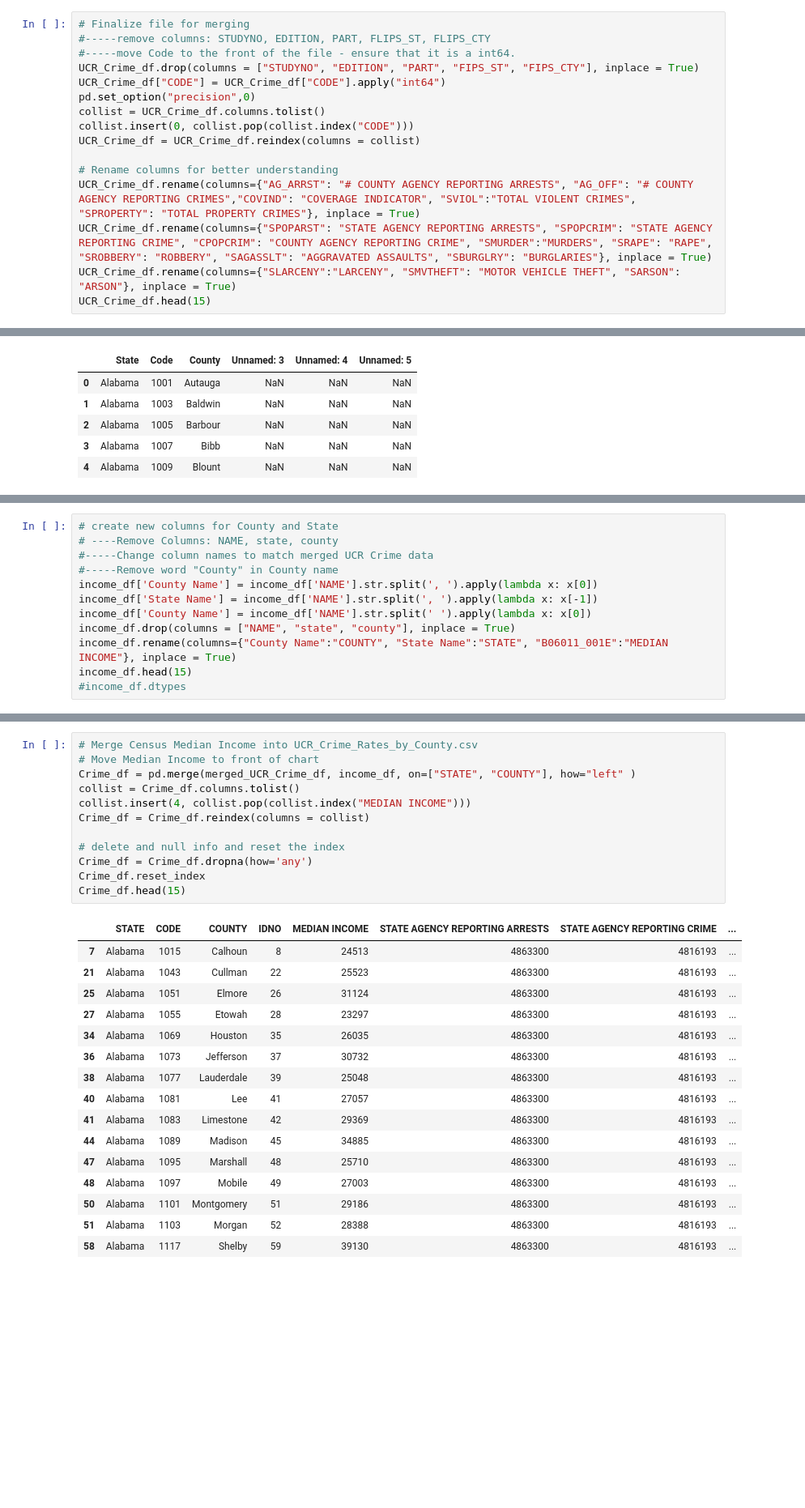
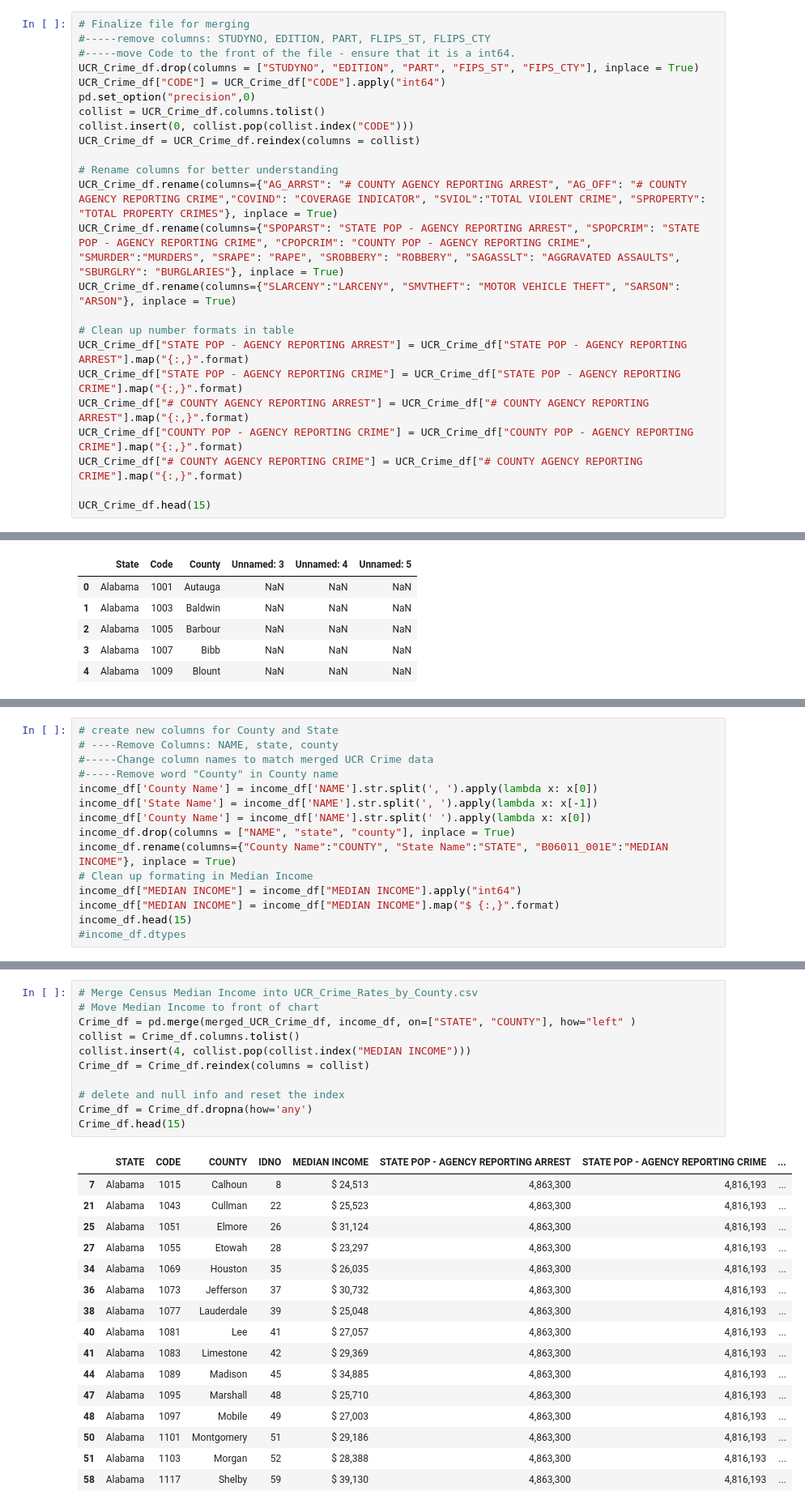
Before and after one commit to melindaeudy/Project_1, a Jupyter notebook: Project_1.ipynb, the cells around one changed output, grey strips where cells are left out. Shown at 81% size. Cells and saved outputs as stored; diff of their text form; blank space fills up the shorter version.

```diff
--- a/Project_1.ipynb
+++ b/Project_1.ipynb
@@ -74,8 +74,16 @@ collist.insert(0, collist.pop(collist.index("CODE")))
 UCR_Crime_df = UCR_Crime_df.reindex(columns = collist)
 
 # Rename columns for better understanding
-UCR_Crime_df.rename(columns={"AG_ARRST": "# COUNTY AGENCY REPORTING ARRESTS", "AG_OFF": "# COUNTY AGENCY REPORTING CRIMES","COVIND": "COVERAGE INDICATOR", "SVIOL":"TOTAL VIOLENT CRIMES", "SPROPERTY": "TOTAL PROPERTY CRIMES"}, inplace = True)
-UCR_Crime_df.rename(columns={"SPOPARST": "STATE AGENCY REPORTING ARRESTS", "SPOPCRIM": "STATE AGENCY REPORTING CRIME", "CPOPCRIM": "COUNTY AGENCY REPORTING CRIME", "SMURDER":"MURDERS", "SRAPE": "RAPE", "SROBBERY": "ROBBERY", "SAGASSLT": "AGGRAVATED ASSAULTS", "SBURGLRY": "BURGLARIES"}, inplace = True)
+UCR_Crime_df.rename(columns={"AG_ARRST": "# COUNTY AGENCY REPORTING ARREST", "AG_OFF": "# COUNTY AGENCY REPORTING CRIME","COVIND": "COVERAGE INDICATOR", "SVIOL":"TOTAL VIOLENT CRIME", "SPROPERTY": "TOTAL PROPERTY CRIMES"}, inplace = True)
+UCR_Crime_df.rename(columns={"SPOPARST": "STATE POP - AGENCY REPORTING ARREST", "SPOPCRIM": "STATE POP - AGENCY REPORTING CRIME", "CPOPCRIM": "COUNTY POP - AGENCY REPORTING CRIME", "SMURDER":"MURDERS", "SRAPE": "RAPE", "SROBBERY": "ROBBERY", "SAGASSLT": "AGGRAVATED ASSAULTS", "SBURGLRY": "BURGLARIES"}, inplace = True)
 UCR_Crime_df.rename(columns={"SLARCENY":"LARCENY", "SMVTHEFT": "MOTOR VEHICLE THEFT", "SARSON": "ARSON"}, inplace = True)
+
+# Clean up number formats in table
+UCR_Crime_df["STATE POP - AGENCY REPORTING ARREST"] = UCR_Crime_df["STATE POP - AGENCY REPORTING ARREST"].map("{:,}".format)
+UCR_Crime_df["STATE POP - AGENCY REPORTING CRIME"] = UCR_Crime_df["STATE POP - AGENCY REPORTING CRIME"].map("{:,}".format)
+UCR_Crime_df["# COUNTY AGENCY REPORTING ARREST"] = UCR_Crime_df["# COUNTY AGENCY REPORTING ARREST"].map("{:,}".format)
+UCR_Crime_df["COUNTY POP - AGENCY REPORTING CRIME"] = UCR_Crime_df["COUNTY POP - AGENCY REPORTING CRIME"].map("{:,}".format)
+UCR_Crime_df["# COUNTY AGENCY REPORTING CRIME"] = UCR_Crime_df["# COUNTY AGENCY REPORTING CRIME"].map("{:,}".format)
+
 UCR_Crime_df.head(15)
 # %% [output]
@@ -203,6 +212,9 @@ income_df['State Name'] = income_df['NAME'].str.split(', ').apply(lambda x: x[-1
 income_df['County Name'] = income_df['NAME'].str.split(' ').apply(lambda x: x[0])
 income_df.drop(columns = ["NAME", "state", "county"], inplace = True)
 income_df.rename(columns={"County Name":"COUNTY", "State Name":"STATE", "B06011_001E":"MEDIAN INCOME"}, inplace = True)
+# Clean up formating in Median Income
+income_df["MEDIAN INCOME"] = income_df["MEDIAN INCOME"].apply("int64")
+income_df["MEDIAN INCOME"] = income_df["MEDIAN INCOME"].map("$ {:,}".format)
 income_df.head(15)
 #income_df.dtypes
 # %% [output]
@@ -225,32 +237,31 @@ income_df.head(15)
 # %%
 # Merge Census Median Income into UCR_Crime_Rates_by_County.csv
 # Move Median Income to front of chart
 Crime_df = pd.merge(merged_UCR_Crime_df, income_df, on=["STATE", "COUNTY"], how="left" )
 collist = Crime_df.columns.tolist()
 collist.insert(4, collist.pop(collist.index("MEDIAN INCOME")))
 Crime_df = Crime_df.reindex(columns = collist)
 
 # delete and null info and reset the index
 Crime_df = Crime_df.dropna(how='any')
-Crime_df.reset_index
 Crime_df.head(15)
 # %% [output]
-|  | STATE | CODE | COUNTY | IDNO | MEDIAN INCOME | STATE AGENCY REPORTING ARRESTS | STATE AGENCY REPORTING CRIME | ... |
-| 7 | Alabama | 1015 | Calhoun | 8 | 24513 | 4863300 | 4816193 | ... |
-| 21 | Alabama | 1043 | Cullman | 22 | 25523 | 4863300 | 4816193 | ... |
-| 25 | Alabama | 1051 | Elmore | 26 | 31124 | 4863300 | 4816193 | ... |
-| 27 | Alabama | 1055 | Etowah | 28 | 23297 | 4863300 | 4816193 | ... |
-| 34 | Alabama | 1069 | Houston | 35 | 26035 | 4863300 | 4816193 | ... |
-| 36 | Alabama | 1073 | Jefferson | 37 | 30732 | 4863300 | 4816193 | ... |
-| 38 | Alabama | 1077 | Lauderdale | 39 | 25048 | 4863300 | 4816193 | ... |
-| 40 | Alabama | 1081 | Lee | 41 | 27057 | 4863300 | 4816193 | ... |
-| 41 | Alabama | 1083 | Limestone | 42 | 29369 | 4863300 | 4816193 | ... |
-| 44 | Alabama | 1089 | Madison | 45 | 34885 | 4863300 | 4816193 | ... |
-| 47 | Alabama | 1095 | Marshall | 48 | 25710 | 4863300 | 4816193 | ... |
-| 48 | Alabama | 1097 | Mobile | 49 | 27003 | 4863300 | 4816193 | ... |
-| 50 | Alabama | 1101 | Montgomery | 51 | 29186 | 4863300 | 4816193 | ... |
-| 51 | Alabama | 1103 | Morgan | 52 | 28388 | 4863300 | 4816193 | ... |
-| 58 | Alabama | 1117 | Shelby | 59 | 39130 | 4863300 | 4816193 | ... |
+|  | STATE | CODE | COUNTY | IDNO | MEDIAN INCOME | STATE POP - AGENCY REPORTING ARREST | STATE POP - AGENCY REPORTING CRIME | ... |
+| 7 | Alabama | 1015 | Calhoun | 8 | $ 24,513 | 4,863,300 | 4,816,193 | ... |
+| 21 | Alabama | 1043 | Cullman | 22 | $ 25,523 | 4,863,300 | 4,816,193 | ... |
+| 25 | Alabama | 1051 | Elmore | 26 | $ 31,124 | 4,863,300 | 4,816,193 | ... |
+| 27 | Alabama | 1055 | Etowah | 28 | $ 23,297 | 4,863,300 | 4,816,193 | ... |
+| 34 | Alabama | 1069 | Houston | 35 | $ 26,035 | 4,863,300 | 4,816,193 | ... |
+| 36 | Alabama | 1073 | Jefferson | 37 | $ 30,732 | 4,863,300 | 4,816,193 | ... |
+| 38 | Alabama | 1077 | Lauderdale | 39 | $ 25,048 | 4,863,300 | 4,816,193 | ... |
+| 40 | Alabama | 1081 | Lee | 41 | $ 27,057 | 4,863,300 | 4,816,193 | ... |
+| 41 | Alabama | 1083 | Limestone | 42 | $ 29,369 | 4,863,300 | 4,816,193 | ... |
+| 44 | Alabama | 1089 | Madison | 45 | $ 34,885 | 4,863,300 | 4,816,193 | ... |
+| 47 | Alabama | 1095 | Marshall | 48 | $ 25,710 | 4,863,300 | 4,816,193 | ... |
+| 48 | Alabama | 1097 | Mobile | 49 | $ 27,003 | 4,863,300 | 4,816,193 | ... |
+| 50 | Alabama | 1101 | Montgomery | 51 | $ 29,186 | 4,863,300 | 4,816,193 | ... |
+| 51 | Alabama | 1103 | Morgan | 52 | $ 28,388 | 4,863,300 | 4,816,193 | ... |
+| 58 | Alabama | 1117 | Shelby | 59 | $ 39,130 | 4,863,300 | 4,816,193 | ... |
 15 rows × 21 columns
 # %%
 # Bring in data from the US census per county
```
Also changed, not shown: parts of 7 cells of this notebook.
